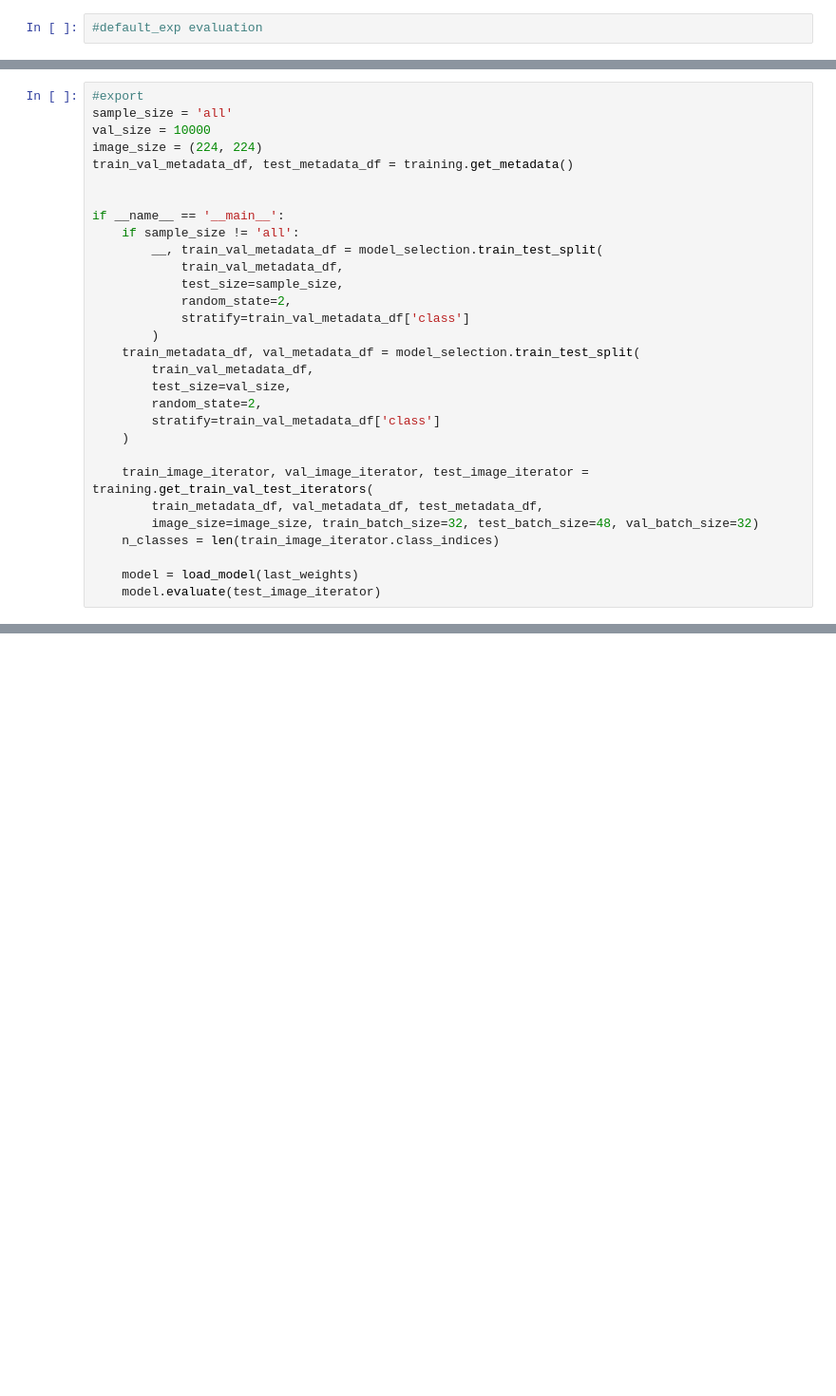
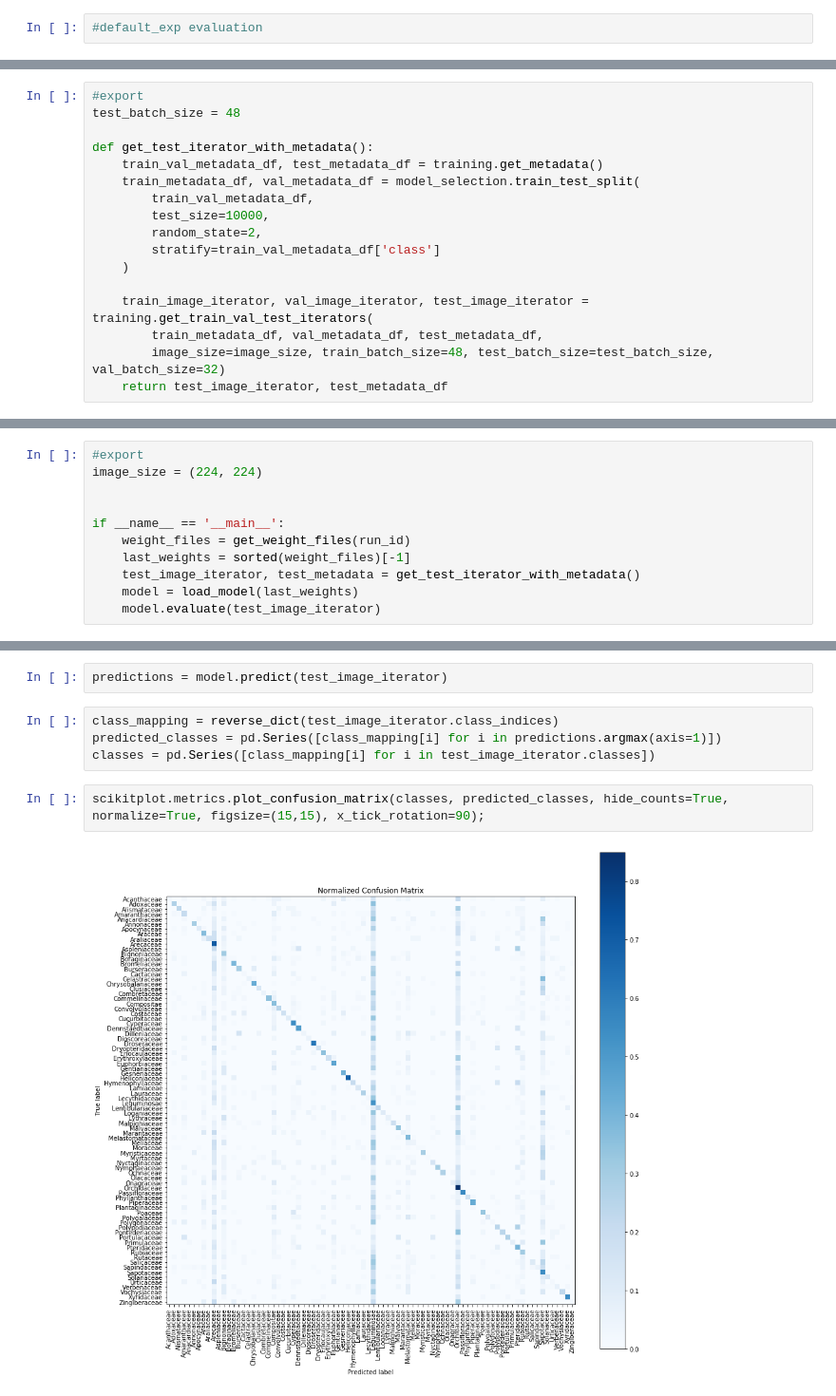
Before and after one commit to lambdaofgod/deeplearning_image_classification, a Jupyter notebook: notebooks/Evaluation.ipynb, the cells around one changed output, grey strips where cells are left out. Shown at 95% size. Cells and saved outputs as stored; diff of their text form; blank space fills up the shorter version.

```diff
--- a/notebooks/Evaluation.ipynb
+++ b/notebooks/Evaluation.ipynb
@@ -39,30 +59,17 @@ last_weights = sorted(weight_files)[-1]
 # %%
 #export
-sample_size = 'all'
-val_size = 10000
-image_size = (224, 224)
-train_val_metadata_df, test_metadata_df = training.get_metadata()
+test_batch_size = 48
 
-
-if __name__ == '__main__':
-    if sample_size != 'all':
-        __, train_val_metadata_df = model_selection.train_test_split(
-            train_val_metadata_df,
-            test_size=sample_size,
-            random_state=2,
-            stratify=train_val_metadata_df['class']
-        )
+def get_test_iterator_with_metadata():
+    train_val_metadata_df, test_metadata_df = training.get_metadata()
     train_metadata_df, val_metadata_df = model_selection.train_test_split(
         train_val_metadata_df,
-        test_size=val_size,
+        test_size=10000,
         random_state=2,
         stratify=train_val_metadata_df['class']
     )
 
     train_image_iterator, val_image_iterator, test_image_iterator = training.get_train_val_test_iterators(
         train_metadata_df, val_metadata_df, test_metadata_df,
-        image_size=image_size, train_batch_size=32, test_batch_size=48, val_batch_size=32)
-    n_classes = len(train_image_iterator.class_indices)
-
-    model = load_model(last_weights)
-    model.evaluate(test_image_iterator)
+        image_size=image_size, train_batch_size=48, test_batch_size=test_batch_size, val_batch_size=32)
+    return test_image_iterator, test_metadata_df
@@ -80,0 +80,11 @@ WARNING:tensorflow:sample_weight modes were coerced from
+# %%
+#export
+image_size = (224, 224)
+
+
+if __name__ == '__main__':
+    weight_files = get_weight_files(run_id)
+    last_weights = sorted(weight_files)[-1]
+    test_image_iterator, test_metadata = get_test_iterator_with_metadata()
+    model = load_model(last_weights)
+    model.evaluate(test_image_iterator)
@@ -80,0 +107,10 @@ WARNING:tensorflow:sample_weight modes were coerced from
+# %%
+predictions = model.predict(test_image_iterator)
+# %%
+class_mapping = reverse_dict(test_image_iterator.class_indices)
+predicted_classes = pd.Series([class_mapping[i] for i in predictions.argmax(axis=1)])
+classes = pd.Series([class_mapping[i] for i in test_image_iterator.classes])
+# %%
+scikitplot.metrics.plot_confusion_matrix(classes, predicted_classes, hide_counts=True, normalize=True, figsize=(15,15), x_tick_rotation=90);
+# %% [output]
+[figure, added]
```
Also changed, not shown: parts of 16 cells of this notebook, 2 other files.
